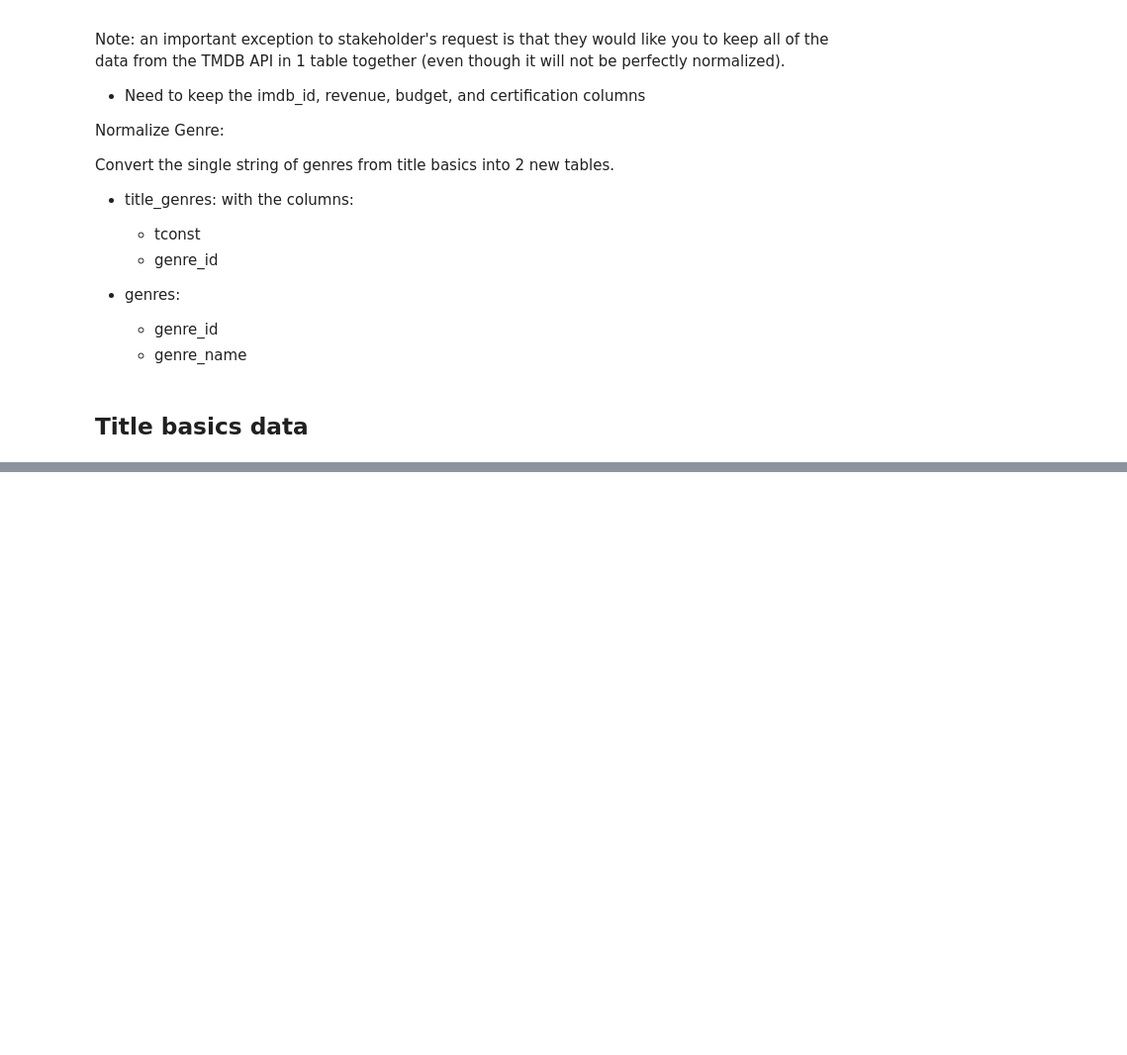
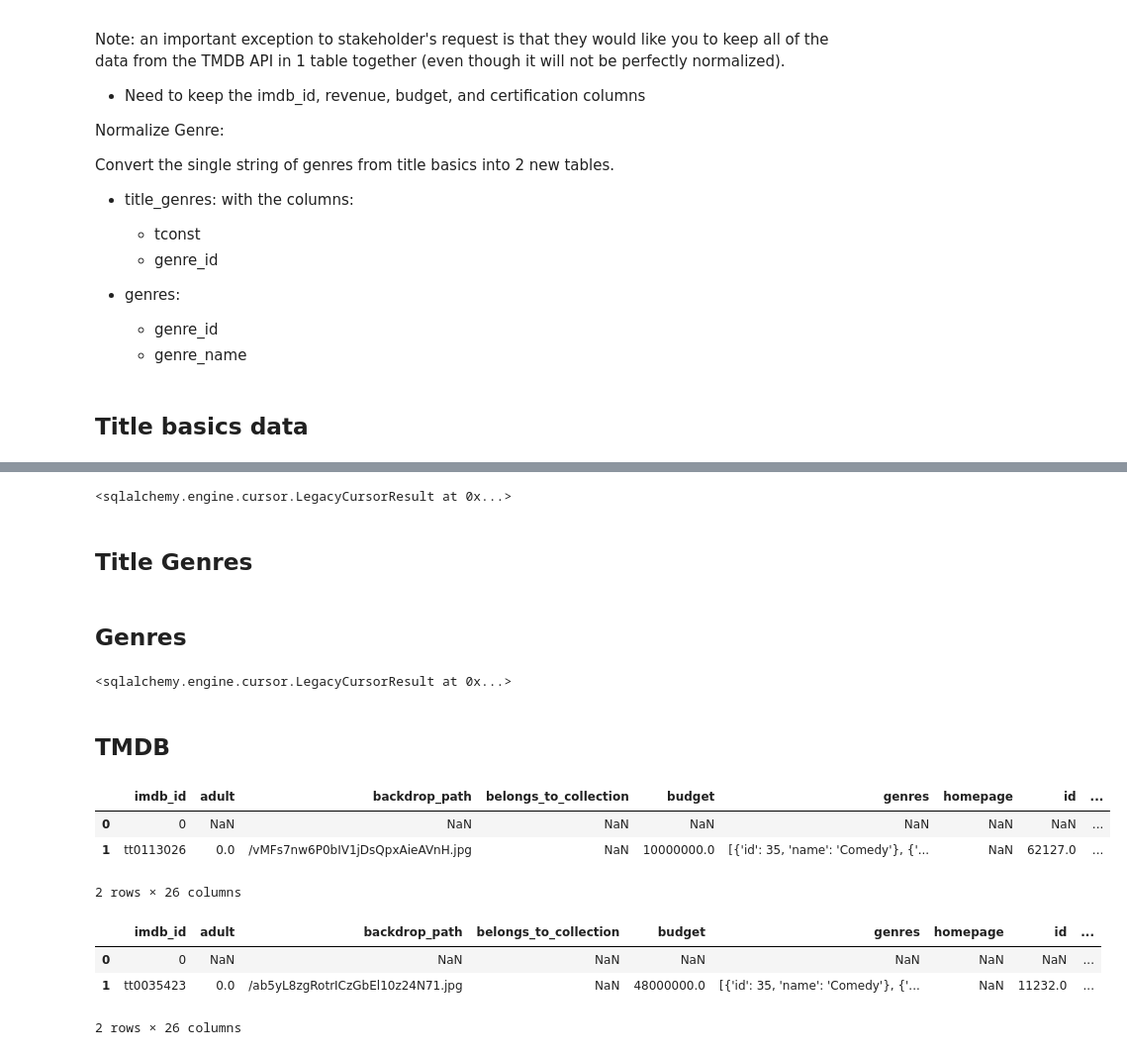
Before and after one commit to Alicia-LB/IMDB-Production-Success-Analysis, a Jupyter notebook: IMDB- ETL Pt3.ipynb, the cells around one changed output, grey strips where cells are left out. Shown at 99% size. Cells and saved outputs as stored; diff of their text form; code cells hidden in the pictures; blank space fills up the shorter version.

```diff
--- a/IMDB- ETL Pt3.ipynb
+++ b/IMDB- ETL Pt3.ipynb
@@ -38,0 +265,8 @@ basics.head()
+# %%
+# Use the sqlalchemy engine to update the table and set tconst as the primary key
+
+engine.execute('ALTER TABLE title_ratings ADD PRIMARY KEY (`tconst`);')
+# %% [output]
+<sqlalchemy.engine.cursor.LegacyCursorResult at 0x...>
+# %% [markdown]
+## Title Genres
@@ -38,0 +288,2 @@ basics.head()
+# %% [markdown]
+## Genres
@@ -38,0 +305,23 @@ basics.head()
+# %%
+# Use the sqlalchemy engine to update the table and set genre_id as the primary key
+
+engine.execute('ALTER TABLE genres ADD PRIMARY KEY (`genre_id`);')
+# %% [output]
+<sqlalchemy.engine.cursor.LegacyCursorResult at 0x...>
+# %% [markdown]
+## TMDB
+# %%
+#load both datas and combine
+
+tmdb_df_2000 = pd.read_csv('Data/final_tmdb_data_2000.csv.gz')
+tmdb_df_2001 = pd.read_csv('Data/final_tmdb_data_2001.csv.gz')
+display(tmdb_df_2000.head(2), tmdb_df_2001.head(2))
+# %% [output]
+|  | imdb_id | adult | backdrop_path | belongs_to_collection | budget | genres | homepage | id | ... |
+| 0 | 0 | NaN | NaN | NaN | NaN | NaN | NaN | NaN | ... |
+| 1 | tt0113026 | 0.0 | /vMFs7nw6P0bIV1jDsQpxAieAVnH.jpg | NaN | 10000000.0 | [{'id': 35, 'name': 'Comedy'}, {'... | NaN | 62127.0 | ... |
+2 rows × 26 columns
+|  | imdb_id | adult | backdrop_path | belongs_to_collection | budget | genres | homepage | id | ... |
+| 0 | 0 | NaN | NaN | NaN | NaN | NaN | NaN | NaN | ... |
+| 1 | tt0035423 | 0.0 | /ab5yL8zgRotrICzGbEl10z24N71.jpg | NaN | 48000000.0 | [{'id': 35, 'name': 'Comedy'}, {'... | NaN | 11232.0 | ... |
+2 rows × 26 columns
```
Also changed, not shown: parts of 38 cells of this notebook.
